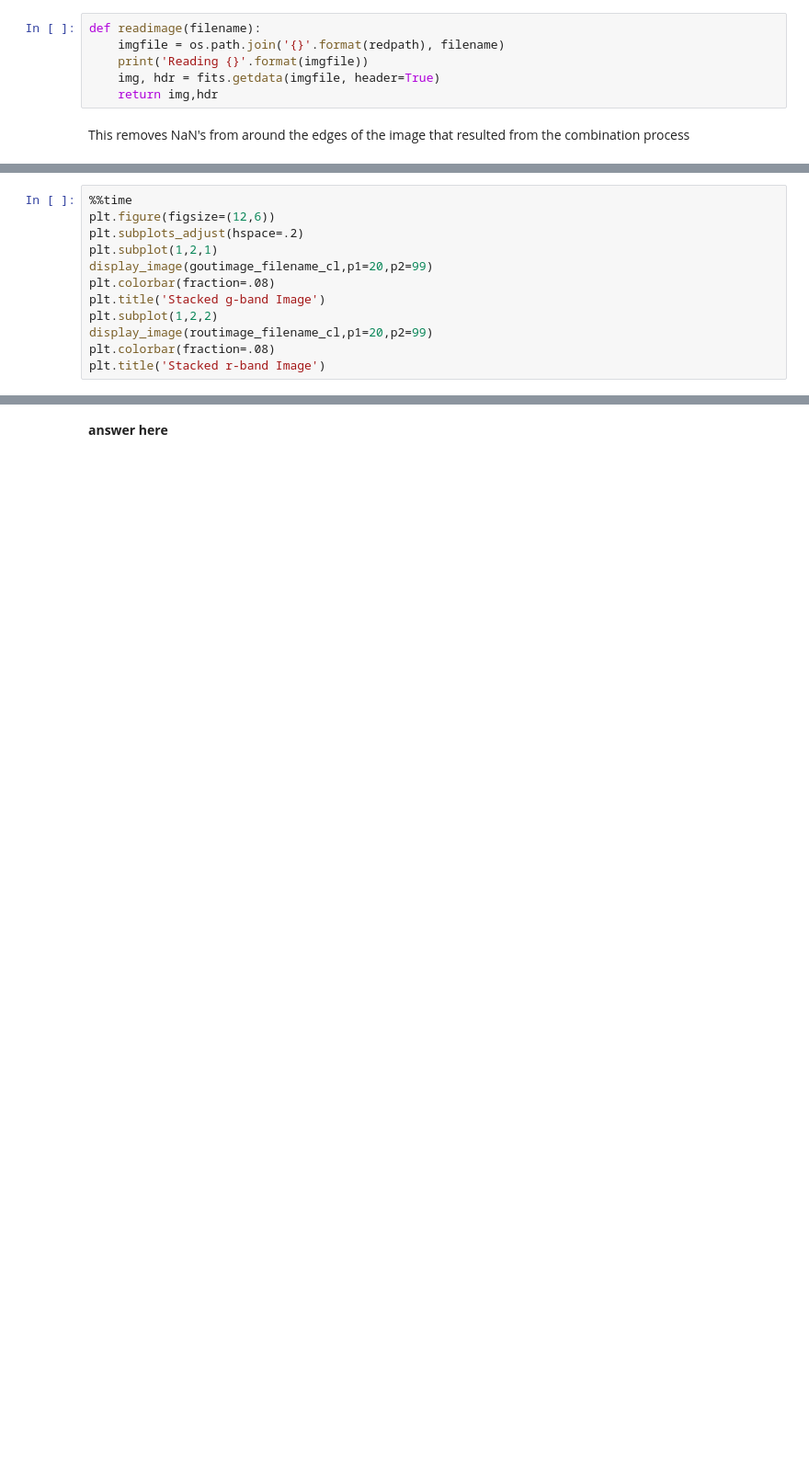
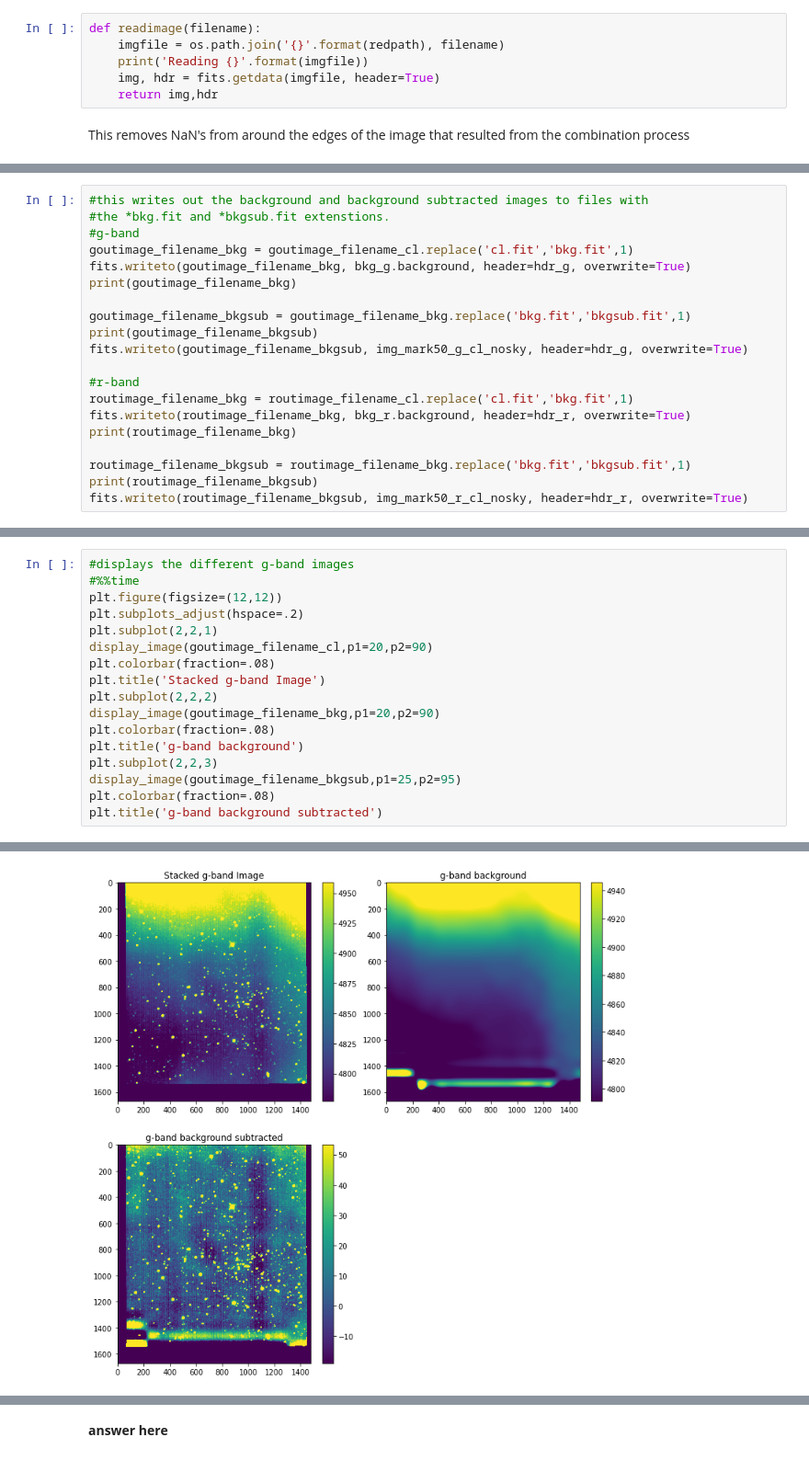
Before and after one commit to grudnick/ASTR596_FALL21, a Jupyter notebook: ObservingProject/reduction_part3_student.ipynb, the cells around one changed output, grey strips where cells are left out. Shown at 92% size. Drawn from its saved outputs; the diff is of its cells as text; blank space fills up the shorter version.

Commit message:
added background subtraction

```diff
--- a/ObservingProject/reduction_part3_student.ipynb
+++ b/ObservingProject/reduction_part3_student.ipynb
@@ -361,0 +441,20 @@ fits.writeto(redpath + routimage_filename_cl, img_mark50_r_cl, header=hdr_r, ove
+# %%
+#this writes out the background and background subtracted images to files with
+#the *bkg.fit and *bkgsub.fit extenstions.
+#g-band
+goutimage_filename_bkg = goutimage_filename_cl.replace('cl.fit','bkg.fit',1)
+fits.writeto(goutimage_filename_bkg, bkg_g.background, header=hdr_g, overwrite=True)
+print(goutimage_filename_bkg)
+
+goutimage_filename_bkgsub = goutimage_filename_bkg.replace('bkg.fit','bkgsub.fit',1)
+print(goutimage_filename_bkgsub)
+fits.writeto(goutimage_filename_bkgsub, img_mark50_g_cl_nosky, header=hdr_g, overwrite=True)
+
+#r-band
+routimage_filename_bkg = routimage_filename_cl.replace('cl.fit','bkg.fit',1)
+fits.writeto(routimage_filename_bkg, bkg_r.background, header=hdr_r, overwrite=True)
+print(routimage_filename_bkg)
+
+routimage_filename_bkgsub = routimage_filename_bkg.replace('bkg.fit','bkgsub.fit',1)
+print(routimage_filename_bkgsub)
+fits.writeto(routimage_filename_bkgsub, img_mark50_r_cl_nosky, header=hdr_r, overwrite=True)
@@ -362,12 +466,18 @@ fits.writeto(redpath + routimage_filename_cl, img_mark50_r_cl, header=hdr_r, ove
 # %%
-%%time
-plt.figure(figsize=(12,6))
+#displays the different g-band images
+#%%time
+plt.figure(figsize=(12,12))
 plt.subplots_adjust(hspace=.2)
-plt.subplot(1,2,1)
-display_image(goutimage_filename_cl,p1=20,p2=99)
+plt.subplot(2,2,1)
+display_image(goutimage_filename_cl,p1=20,p2=90)
 plt.colorbar(fraction=.08)
 plt.title('Stacked g-band Image')
-plt.subplot(1,2,2)
-display_image(routimage_filename_cl,p1=20,p2=99)
+plt.subplot(2,2,2)
+display_image(goutimage_filename_bkg,p1=20,p2=90)
 plt.colorbar(fraction=.08)
-plt.title('Stacked r-band Image')
+plt.title('g-band background')
+plt.subplot(2,2,3)
+display_image(goutimage_filename_bkgsub,p1=25,p2=95)
+plt.colorbar(fraction=.08)
+plt.title('g-band background subtracted')
+# %% [output]
@@ -373,0 +485 @@ plt.title('Stacked r-band Image')
+[figure, added]
```
Also changed, not shown: parts of 17 cells of this notebook.
